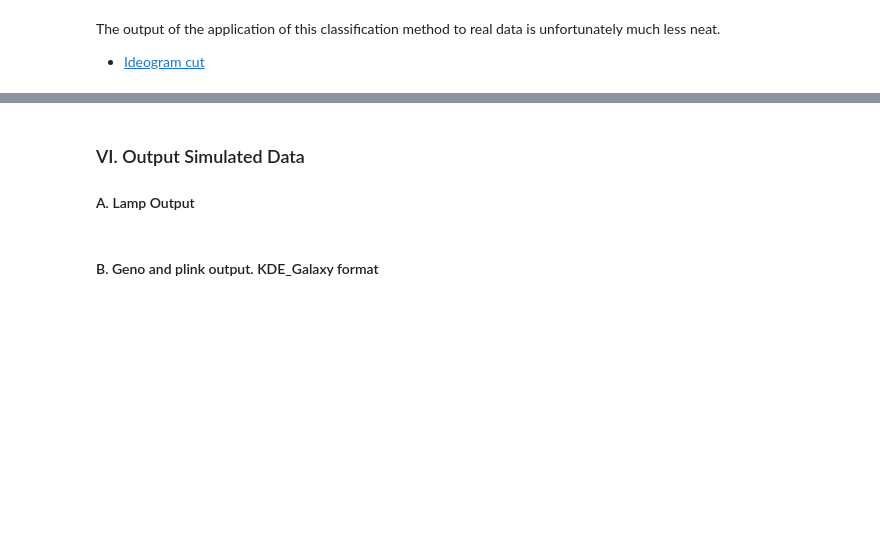
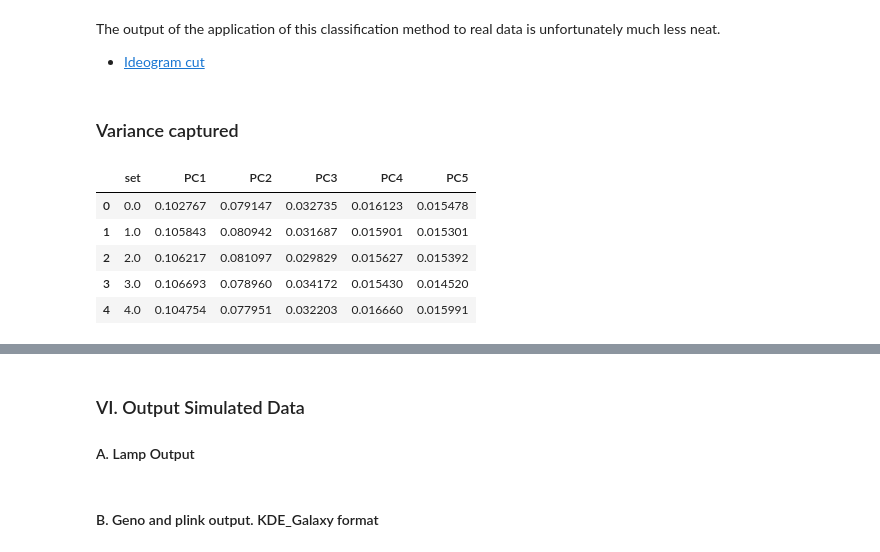
Before and after one commit to SantosJGND/Tools_and_toys, a Jupyter notebook: Simulate_genomes/Genomic structure Simulator.ipynb, the cells around one changed output, grey strips where cells are left out. Cells and saved outputs as stored; diff of their text form; code cells hidden in the pictures; blank space fills up the shorter version.

Commit message:
add variance analysis to PCAs performed in Struct Sim

```diff
--- a/Simulate_genomes/Genomic structure Simulator.ipynb
+++ b/Simulate_genomes/Genomic structure Simulator.ipynb
@@ -627,3 +629,14 @@ adding ideograms...
 The output of the application of this classification method to real data is unfortunately much less neat.
 
 - [Ideogram cut](https://github.com/SantosJGND/Galaxy_KDE_classifier/blob/master/Fig_4.png)
+# %% [markdown]
+### Variance captured
+# %%
+var_comp_store.head()
+# %% [output]
+|  | set | PC1 | PC2 | PC3 | PC4 | PC5 |
+| 0 | 0.0 | 0.102767 | 0.079147 | 0.032735 | 0.016123 | 0.015478 |
+| 1 | 1.0 | 0.105843 | 0.080942 | 0.031687 | 0.015901 | 0.015301 |
+| 2 | 2.0 | 0.106217 | 0.081097 | 0.029829 | 0.015627 | 0.015392 |
+| 3 | 3.0 | 0.106693 | 0.078960 | 0.034172 | 0.015430 | 0.014520 |
+| 4 | 4.0 | 0.104754 | 0.077951 | 0.032203 | 0.016660 | 0.015991 |
```
Also changed, not shown: parts of 5 cells of this notebook, 6 other files.
